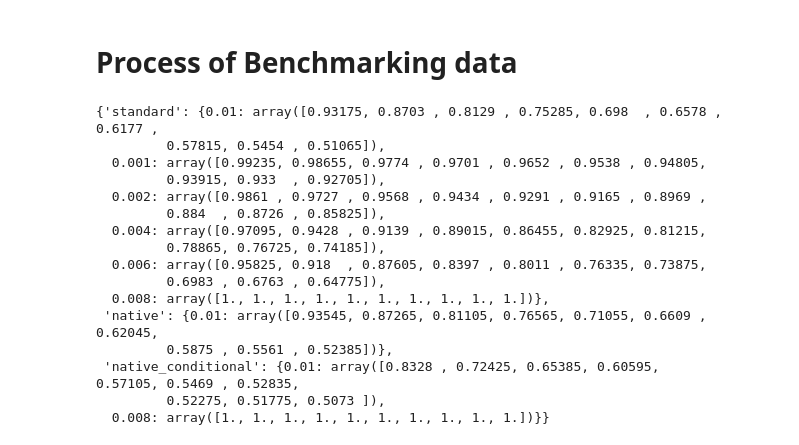
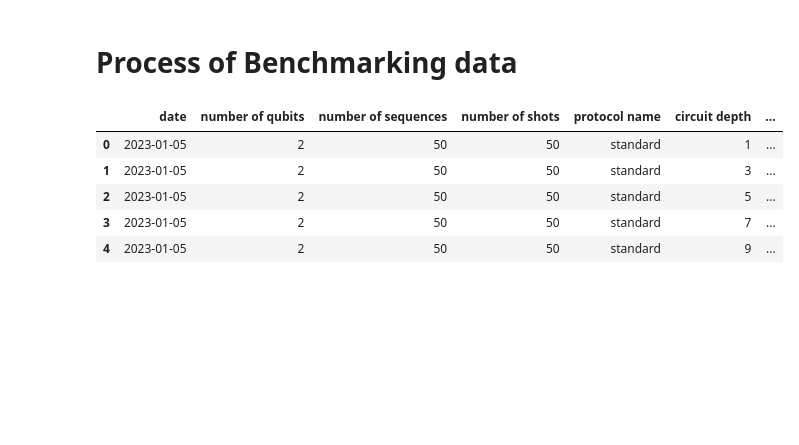
Before and after one commit to mmehrani/Randomized_Benchmarking_protocol, a Jupyter notebook: data_post_processing.ipynb, the cells around one changed output. Drawn from its saved outputs; the diff is of its cells as text; code cells hidden in the pictures; blank space fills up the shorter version.

```diff
--- a/data_post_processing.ipynb
+++ b/data_post_processing.ipynb
@@ -13,10 +12,13 @@ from scipy.optimize import curve_fit
 # %%
 sns.set_theme(context='paper', font= 'Serif', style = 'ticks')
 # %%
-n_qubit = 1
+n_qubit = 2
 noise_model = 'depolarising_noise'
-number_sequences = 50
-path = os.path.join( os.getcwd(), 'output_storage', noise_model )
+
+epsilon = 0.01
+path = os.path.join( os.getcwd(), 'output_storage', noise_model, 'epsilon' + str(epsilon) )
+# %%
+machine_title = '2q-qvm'
 # %%
 avg_fdlty_dict = {}
 err_fdlty_dict = {}
@@ -55 +26,13 @@ def plot_decay(avg_fdlty_arr, popt, pcov, title:str):
+# %%
+def capture_bench_dataframe(path):
+    dataframe = pd.read_csv(os.path.join(path, '{}.csv'.format(machine_title) ) )
+    dataframe = dataframe[dataframe['number of qubits'] == n_qubit]
+    return dataframe
+
+def capture_bench_arrays(dataframe, version_name):
+    dataframe = dataframe[ dataframe['protocol name'] == version_name ]
+    ordered_layers = dataframe['circuit depth']
+    avg_fdlty_arr = dataframe['average of fidelity']
+    err_fdlty_arr = dataframe['error of fidelity']
+    return ordered_layers, avg_fdlty_arr, err_fdlty_arr
 # %%
@@ -71,19 +53,9 @@ for version in ['standard', 'native', 'native_conditional']:
-# %%
-avg_fdlty_dict
-# %% [output]
-{'standard': {0.01: array([0.93175, 0.8703 , 0.8129 , 0.75285, 0.698  , 0.6578 , 0.6177 ,
-         0.57815, 0.5454 , 0.51065]),
-  0.001: array([0.99235, 0.98655, 0.9774 , 0.9701 , 0.9652 , 0.9538 , 0.94805,
-         0.93915, 0.933  , 0.92705]),
-  0.002: array([0.9861 , 0.9727 , 0.9568 , 0.9434 , 0.9291 , 0.9165 , 0.8969 ,
-         0.884  , 0.8726 , 0.85825]),
-  0.004: array([0.97095, 0.9428 , 0.9139 , 0.89015, 0.86455, 0.82925, 0.81215,
-         0.78865, 0.76725, 0.74185]),
-  0.006: array([0.95825, 0.918  , 0.87605, 0.8397 , 0.8011 , 0.76335, 0.73875,
-         0.6983 , 0.6763 , 0.64775]),
-  0.008: array([1., 1., 1., 1., 1., 1., 1., 1., 1., 1.])},
- 'native': {0.01: array([0.93545, 0.87265, 0.81105, 0.76565, 0.71055, 0.6609 , 0.62045,
-         0.5875 , 0.5561 , 0.52385])},
- 'native_conditional': {0.01: array([0.8328 , 0.72425, 0.65385, 0.60595, 0.57105, 0.5469 , 0.52835,
-         0.52275, 0.51775, 0.5073 ]),
-  0.008: array([1., 1., 1., 1., 1., 1., 1., 1., 1., 1.])}}
+# %%
+df.head()
+# %% [output]
+|  | date | number of qubits | number of sequences | number of shots | protocol name | circuit depth | ... |
+| 0 | 2023-01-05 | 2 | 50 | 50 | standard | 1 | ... |
+| 1 | 2023-01-05 | 2 | 50 | 50 | standard | 3 | ... |
+| 2 | 2023-01-05 | 2 | 50 | 50 | standard | 5 | ... |
+| 3 | 2023-01-05 | 2 | 50 | 50 | standard | 7 | ... |
+| 4 | 2023-01-05 | 2 | 50 | 50 | standard | 9 | ... |
```
Also changed, not shown: parts of 20 cells of this notebook, 9 other files.
